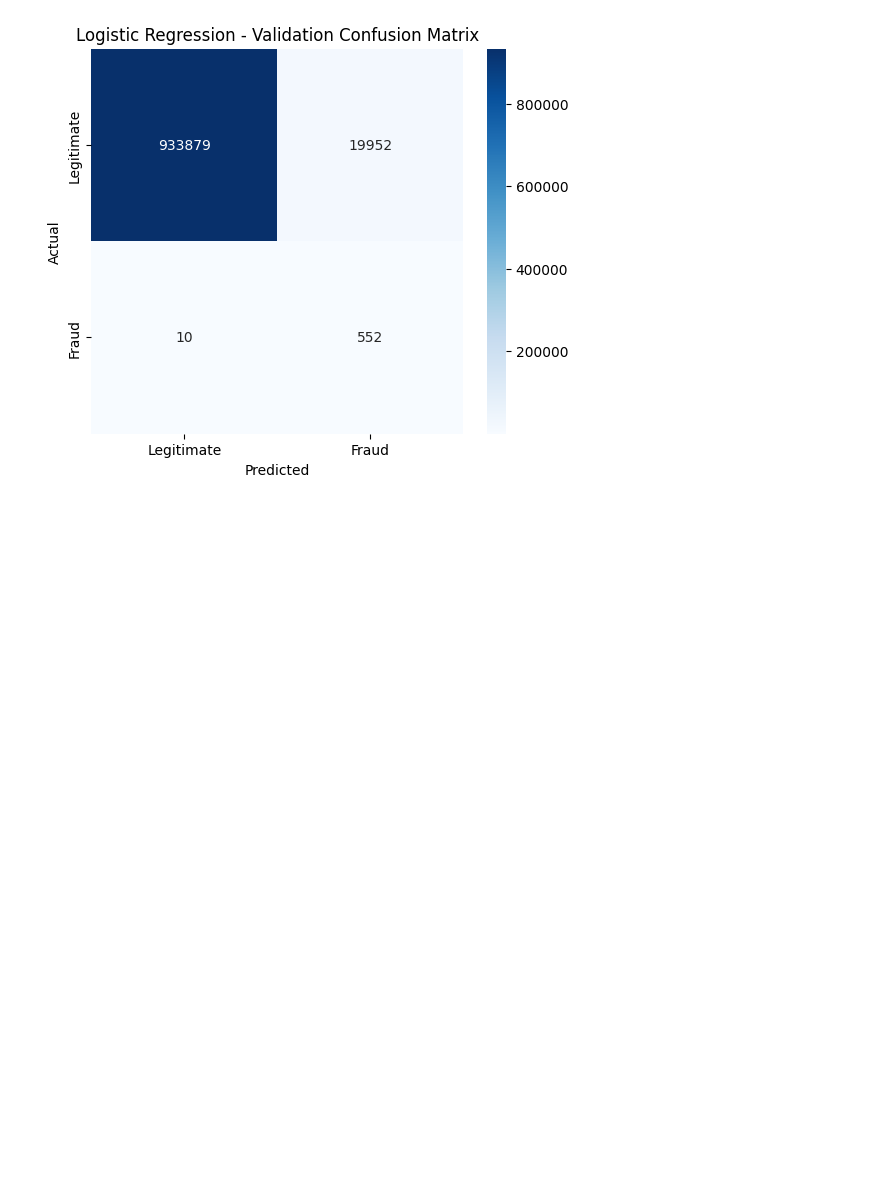
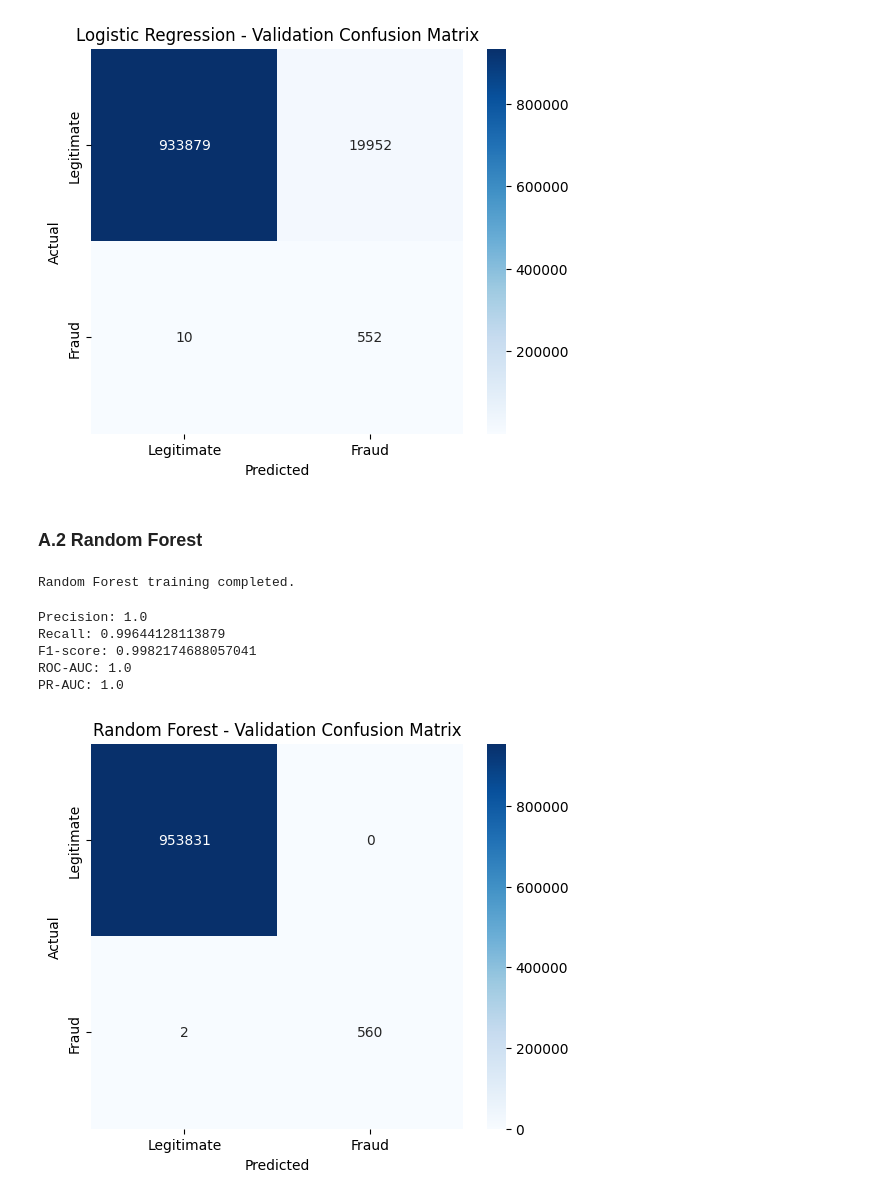
Before and after one commit to aniketkumar112sonu-ui/fraud-detection-risk-engine, a Jupyter notebook: notebook_03_fraud_detection_final.ipynb, the cells around one changed output. Saved outputs shown, nothing was run; the diff lists cells and outputs as text; code cells hidden in the pictures; blank space fills up the shorter version.

```diff
--- a/notebook_03_fraud_detection_final.ipynb
+++ b/notebook_03_fraud_detection_final.ipynb
@@ -299,3 +299,63 @@ plt.ylabel("Actual")
 plt.show()
 # %% [output]
 [figure]
+# %% [markdown]
+### A.2 Random Forest
+# %%
+from sklearn.ensemble import RandomForestClassifier
+
+rf_pipeline = Pipeline([
+    ("preprocessor", preprocessor),
+    ("model", RandomForestClassifier(
+        n_estimators=100,
+        max_depth=15,
+        class_weight="balanced",
+        n_jobs=-1,
+        random_state=42
+    ))
+])
+
+rf_pipeline.fit(X_train, y_train)
+
+print("Random Forest training completed.")
+# %% [output]
+Random Forest training completed.
+# %%
+# Random Forest validation probabilities
+rf_val_proba = rf_pipeline.predict_proba(X_val)[:, 1]
+
+# Default threshold = 0.5
+rf_val_pred = (rf_val_proba >= 0.5).astype(int)
+
+print("Precision:", precision_score(y_val, rf_val_pred))
+print("Recall:", recall_score(y_val, rf_val_pred))
+print("F1-score:", f1_score(y_val, rf_val_pred))
+print("ROC-AUC:", roc_auc_score(y_val, rf_val_proba))
+print("PR-AUC:", average_precision_score(y_val, rf_val_proba))
+# %% [output]
+Precision: 1.0
+Recall: 0.99644128113879
+F1-score: 0.9982174688057041
+ROC-AUC: 1.0
+PR-AUC: 1.0
+# %%
+cm = confusion_matrix(y_val, rf_val_pred)
+
+plt.figure(figsize=(6, 5))
+
+sns.heatmap(
+    cm,
+    annot=True,
+    fmt="d",
+    cmap="Blues",
+    xticklabels=["Legitimate", "Fraud"],
+    yticklabels=["Legitimate", "Fraud"]
+)
+
+plt.title("Random Forest - Validation Confusion Matrix")
+plt.xlabel("Predicted")
+plt.ylabel("Actual")
+
+plt.show()
+# %% [output]
+[figure, added]
```
Also changed, not shown: parts of 26 cells of this notebook.
